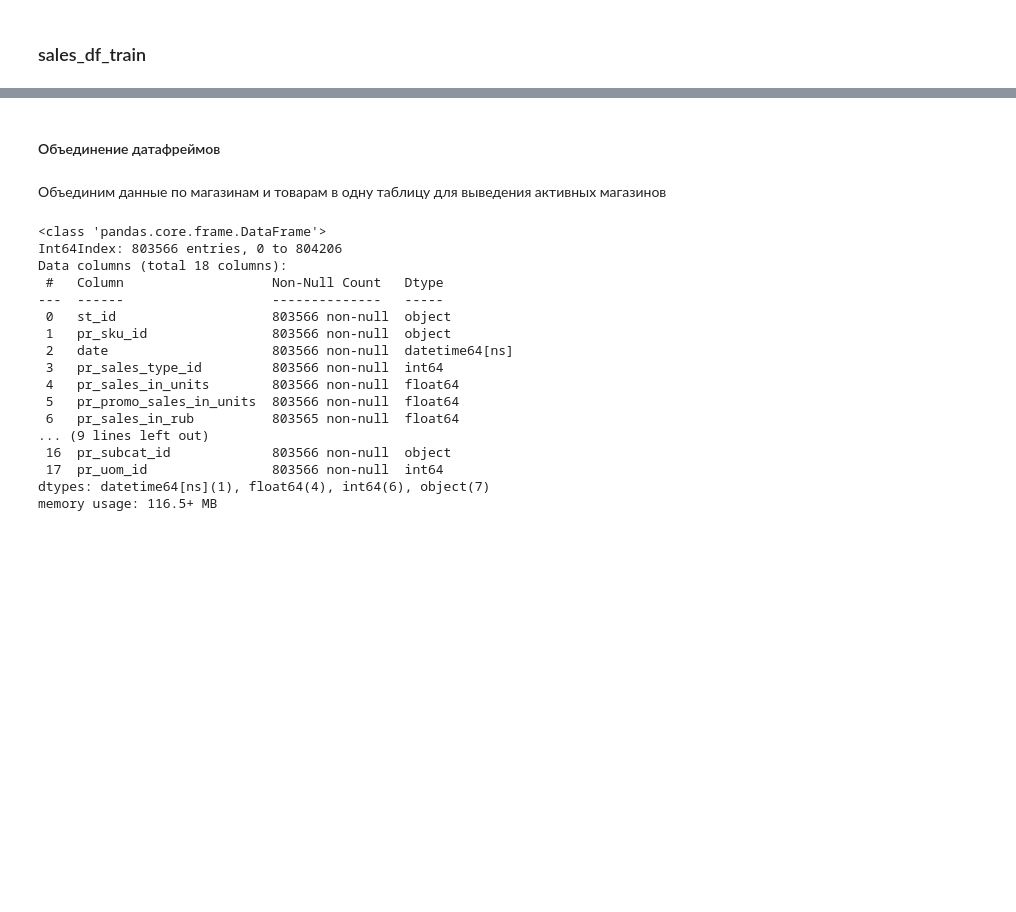
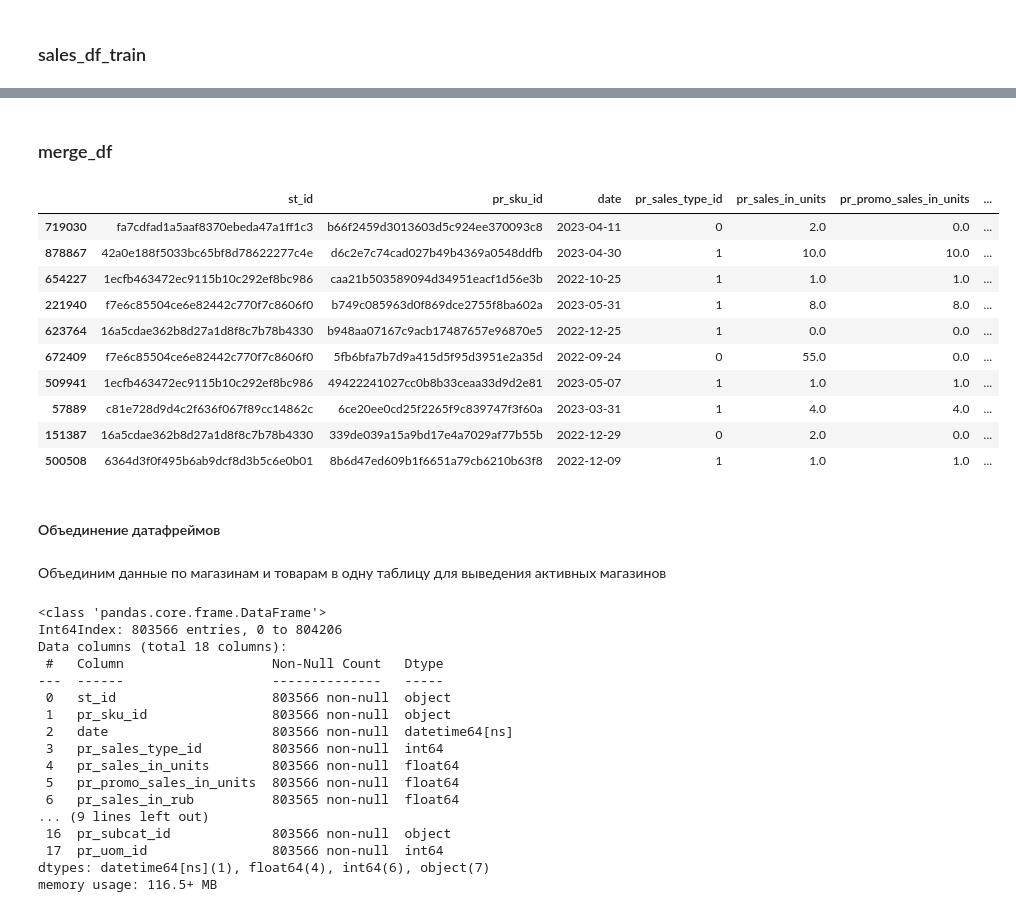
Before and after one commit to denis-42ds/demand_forecast_lenta, a Jupyter notebook: demand_forecast.ipynb, the cells around one changed output, grey strips where cells are left out. Saved outputs shown, nothing was run; the diff lists cells and outputs as text; code cells hidden in the pictures; blank space fills up the shorter version.

```diff
--- a/demand_forecast.ipynb
+++ b/demand_forecast.ipynb
@@ -234,2 +292,2 @@ memory usage: 80.2+ KB
 # %%
-holiday.info()
+holiday_explorer = DatasetExplorer(HOLIDAYS_PATH)
@@ -254,3 +293,0 @@ holiday['date'] = pd.to_datetime(holiday['date'], format='%d.%m.%Y')
-# %%
-sales_df_train = sales_df_train.merge(holiday, on='date', how='left')
-sales_df_train.sample()
@@ -283,0 +294,2 @@ display(products.duplicated().sum())
+# %%
+holiday_df = holiday_explorer.explore_dataset(target=None, assets_dir=None)
@@ -284,3 +342,27 @@ display(products.duplicated().sum())
+# %% [markdown]
+### merge_df
+# %%
+holiday_df['date'] = pd.to_datetime(holiday_df['date'], format='%d.%m.%Y')
+sales_df_train['date'] = pd.to_datetime(sales_df_train['date'], format='%Y-%m-%d')
+# %%
+(
+    sales_df_train
+    .merge(holiday_df[['date', 'holiday', 'covid']], on='date', how='left')
+    .merge(shops_df, on='st_id', how='left')
+    .merge(products_df, on='pr_sku_id', how='left')
+).sample(10)
+# %% [output]
+|  | st_id | pr_sku_id | date | pr_sales_type_id | pr_sales_in_units | pr_promo_sales_in_units | ... |
+| 719030 | fa7cdfad1a5aaf8370ebeda47a1ff1c3 | b66f2459d3013603d5c924ee370093c8 | 2023-04-11 | 0 | 2.0 | 0.0 | ... |
+| 878867 | 42a0e188f5033bc65bf8d78622277c4e | d6c2e7c74cad027b49b4369a0548ddfb | 2023-04-30 | 1 | 10.0 | 10.0 | ... |
+| 654227 | 1ecfb463472ec9115b10c292ef8bc986 | caa21b503589094d34951eacf1d56e3b | 2022-10-25 | 1 | 1.0 | 1.0 | ... |
+| 221940 | f7e6c85504ce6e82442c770f7c8606f0 | b749c085963d0f869dce2755f8ba602a | 2023-05-31 | 1 | 8.0 | 8.0 | ... |
+| 623764 | 16a5cdae362b8d27a1d8f8c7b78b4330 | b948aa07167c9acb17487657e96870e5 | 2022-12-25 | 1 | 0.0 | 0.0 | ... |
+| 672409 | f7e6c85504ce6e82442c770f7c8606f0 | 5fb6bfa7b7d9a415d5f95d3951e2a35d | 2022-09-24 | 0 | 55.0 | 0.0 | ... |
+| 509941 | 1ecfb463472ec9115b10c292ef8bc986 | 49422241027cc0b8b33ceaa33d9d2e81 | 2023-05-07 | 1 | 1.0 | 1.0 | ... |
+| 57889 | c81e728d9d4c2f636f067f89cc14862c | 6ce20ee0cd25f2265f9c839747f3f60a | 2023-03-31 | 1 | 4.0 | 4.0 | ... |
+| 151387 | 16a5cdae362b8d27a1d8f8c7b78b4330 | 339de039a15a9bd17e4a7029af77b55b | 2022-12-29 | 0 | 2.0 | 0.0 | ... |
+| 500508 | 6364d3f0f495b6ab9dcf8d3b5c6e0b01 | 8b6d47ed609b1f6651a79cb6210b63f8 | 2022-12-09 | 1 | 1.0 | 1.0 | ... |
 # %% [markdown]
 #### Объединение датафреймов
 # %% [markdown]
```
Also changed, not shown: parts of 29 cells of this notebook, 2 other files.
